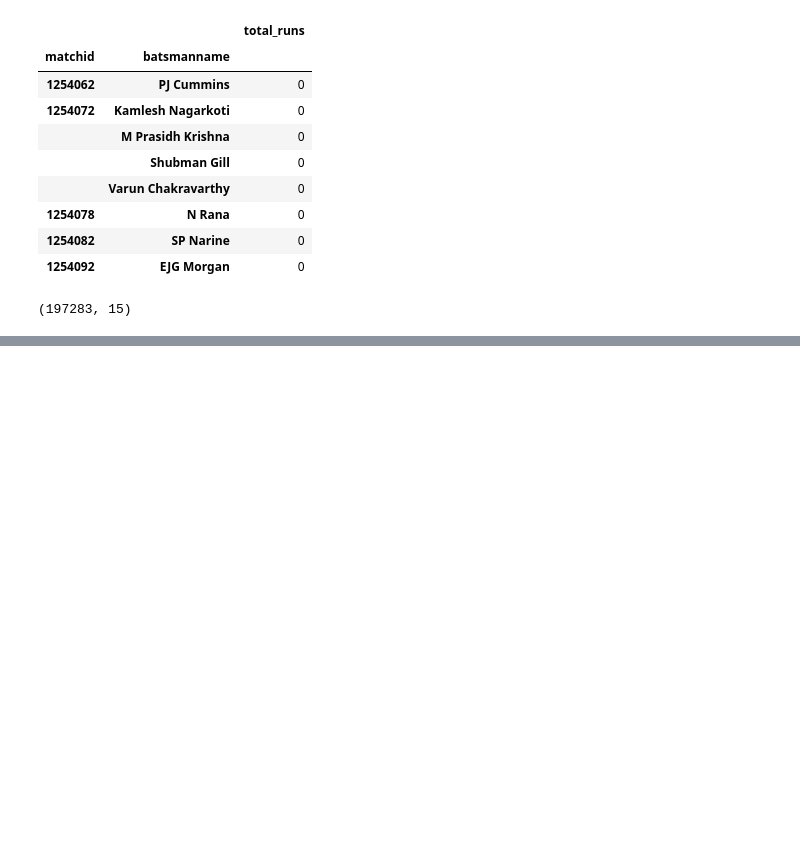
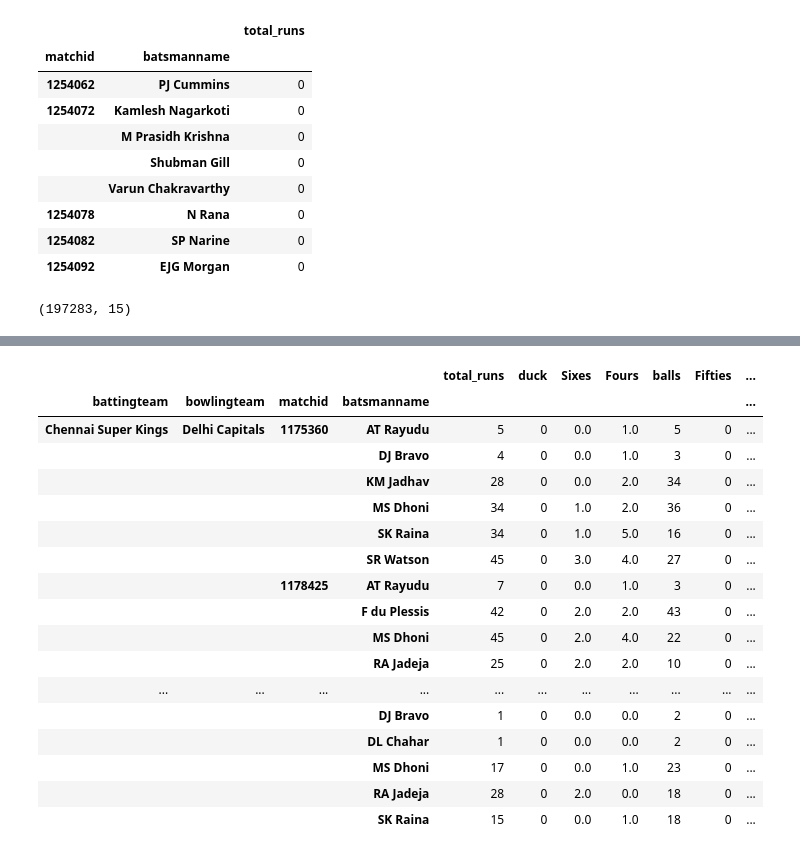
Before and after one commit to pranith7/dream11_prediction, a Jupyter notebook: PPP/demo1.ipynb, the cells around one changed output, grey strips where cells are left out. Drawn from its saved outputs; the diff is of its cells as text; code cells hidden in the pictures; blank space fills up the shorter version.

```diff
--- a/PPP/demo1.ipynb
+++ b/PPP/demo1.ipynb
@@ -470,0 +591,43 @@ data.shape
+# %%
+total_runs['duck'] = duck
+total_runs['Sixes'] = batsmen_scores6
+total_runs['Fours'] = batsmen_scores4
+# total_runs['runs']
+total_runs['balls'] = batsmen_ball_faced_legal
+total_runs['Fifties'] = fifties
+total_runs['hundreds'] = hundreds
+# %%
+runs = total_runs['total_runs'] - (total_runs['Sixes']*6 + total_runs['Fours']*4)
+total_runs['runs'] = runs
+# %%
+# total_runs.head(2)
+df = total_runs.copy()
+df.hundreds = df.hundreds.replace({True: 1, False: 0})
+df.Fifties = df.Fifties.replace({True: 1, False: 0})
+df.duck = df.duck.replace({True: 1, False: 0})
+# df.Sixes = df.Sixes.replace({True: 1, False: 0})
+df = df.fillna(0)
+# %%
+dreamll_score = df['runs']*1 + df['Sixes']*2 + df['Fours']*1 + df['Fifties']*8 + df['hundreds']*16 - df['duck']*2
+df['dreamll_score'] = dreamll_score
+# %%
+df.head(45)
+# %% [output]
+|  |  |  |  | total_runs | duck | Sixes | Fours | balls | Fifties | ... |
+| battingteam | bowlingteam | matchid | batsmanname |  |  |  |  |  |  | ... |
+| Chennai Super Kings | Delhi Capitals | 1175360 | AT Rayudu | 5 | 0 | 0.0 | 1.0 | 5 | 0 | ... |
+|  |  |  | DJ Bravo | 4 | 0 | 0.0 | 1.0 | 3 | 0 | ... |
+|  |  |  | KM Jadhav | 28 | 0 | 0.0 | 2.0 | 34 | 0 | ... |
+|  |  |  | MS Dhoni | 34 | 0 | 1.0 | 2.0 | 36 | 0 | ... |
+|  |  |  | SK Raina | 34 | 0 | 1.0 | 5.0 | 16 | 0 | ... |
+|  |  |  | SR Watson | 45 | 0 | 3.0 | 4.0 | 27 | 0 | ... |
+|  |  | 1178425 | AT Rayudu | 7 | 0 | 0.0 | 1.0 | 3 | 0 | ... |
+|  |  |  | F du Plessis | 42 | 0 | 2.0 | 2.0 | 43 | 0 | ... |
+|  |  |  | MS Dhoni | 45 | 0 | 2.0 | 4.0 | 22 | 0 | ... |
+|  |  |  | RA Jadeja | 25 | 0 | 2.0 | 2.0 | 10 | 0 | ... |
+| ... | ... | ... | ... | ... | ... | ... | ... | ... | ... | ... |
+|  |  |  | DJ Bravo | 1 | 0 | 0.0 | 0.0 | 2 | 0 | ... |
+|  |  |  | DL Chahar | 1 | 0 | 0.0 | 0.0 | 2 | 0 | ... |
+|  |  |  | MS Dhoni | 17 | 0 | 0.0 | 1.0 | 23 | 0 | ... |
+|  |  |  | RA Jadeja | 28 | 0 | 2.0 | 0.0 | 18 | 0 | ... |
+|  |  |  | SK Raina | 15 | 0 | 0.0 | 1.0 | 18 | 0 | ... |
```
Also changed, not shown: parts of 25 cells of this notebook, 4 other files.
